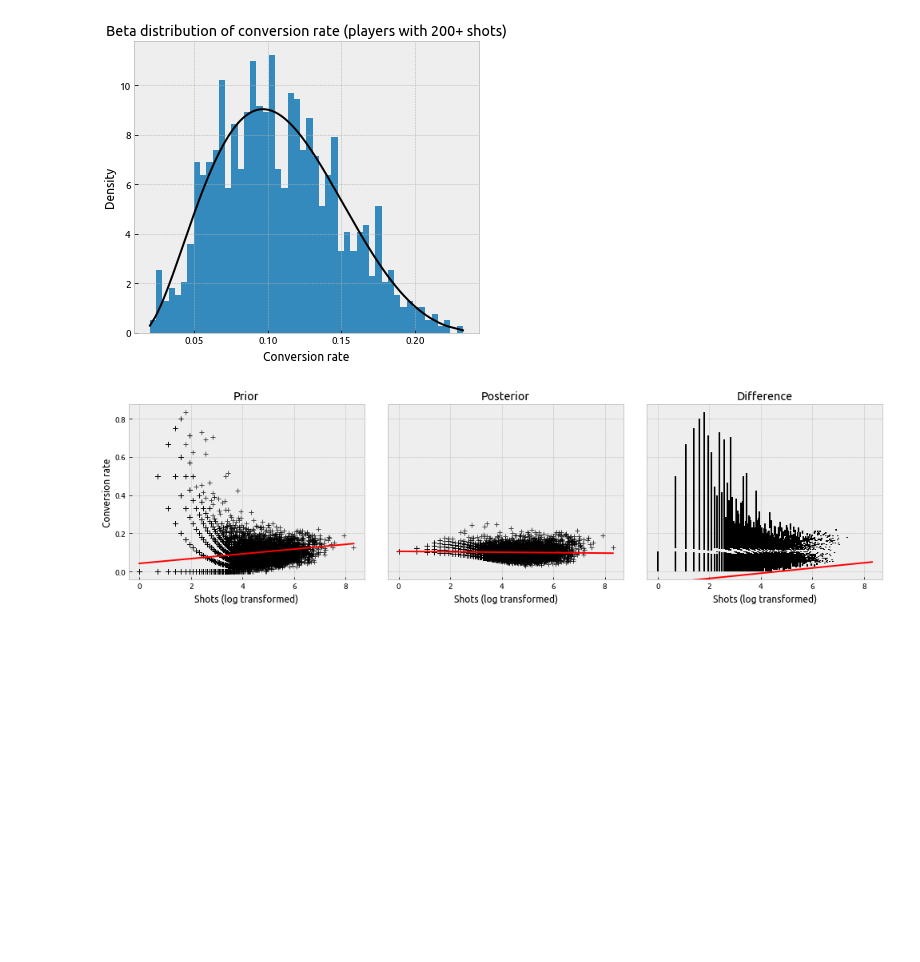
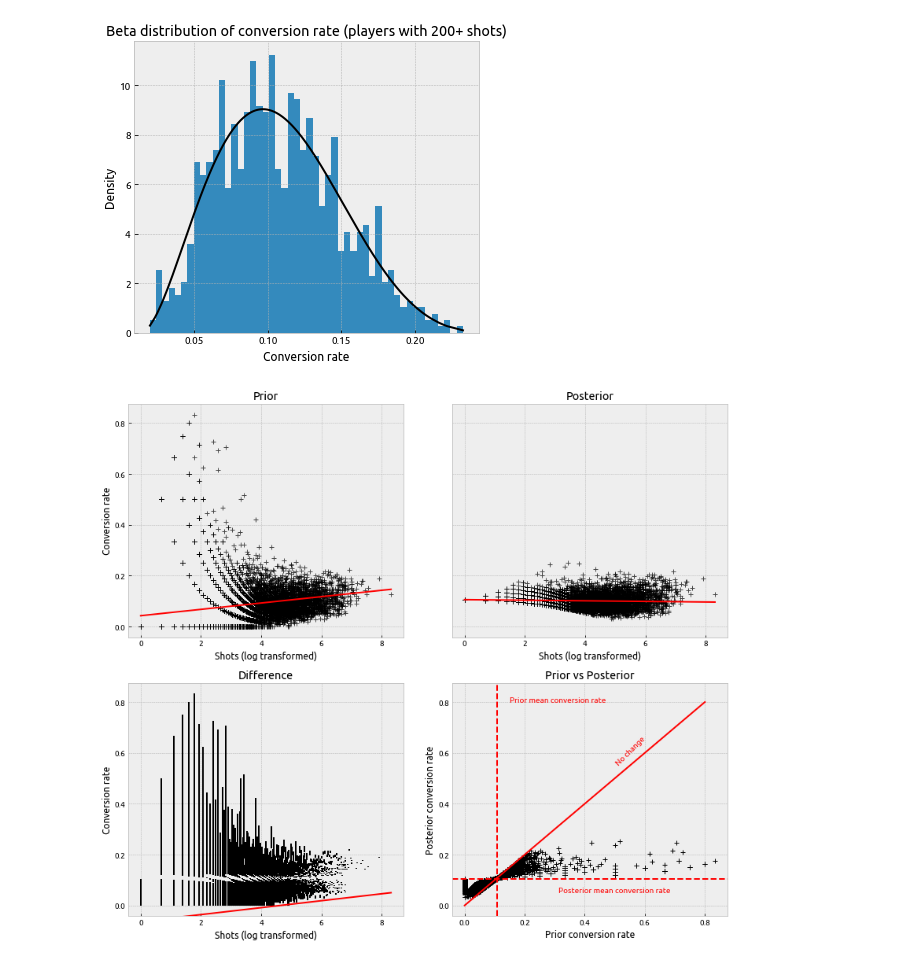
Before and after one commit to karangadiya/best-finishers-in-football, a Jupyter notebook: best-finishers-in-football.ipynb, the cells around one changed output. Drawn from its saved outputs; the diff is of its cells as text; code cells hidden in the pictures; blank space fills up the shorter version.

Commit message:
prior vs posterior graph added

```diff
--- a/best-finishers-in-football.ipynb
+++ b/best-finishers-in-football.ipynb
@@ -130,41 +130,54 @@ data['Posterior b'] = posterior_b_values
 posterior_means = stats.beta.stats(posterior_a_values, posterior_b_values, moments = 'm')
 data['Posterior Conversion Rate'] = posterior_means
 # %%
-fig, ax = plt.subplots(nrows = 1, ncols = 3, figsize = (14, 4))
-ax1, ax2, ax3 = ax.flatten()
+fig, ax = plt.subplots(nrows = 2, ncols = 2, figsize = (12, 10))
+ax1, ax2, ax3, ax4 = ax.flatten()
 
 ax1.set_title('Prior')
 ax1.set_xlabel('Shots (log transformed)')
 ax1.set_ylabel('Conversion rate')
 shots_transformed = np.log(data['Shots'][data['Conversion Rate'] != 1])
 conversion_rates = data['Conversion Rate'][data['Conversion Rate'] != 1]
 ax1.plot(shots_transformed, conversion_rates, 'k+', alpha = 0.7)
 z = np.polyfit(shots_transformed, conversion_rates, 1)
 p = np.poly1d(z)
 ax1.plot(shots_transformed, p(shots_transformed), 'r')
 
 ax2.set_title('Posterior')
 ax2.set_xlabel('Shots (log transformed)')
 ax2.plot(shots_transformed, posterior_means[data['Conversion Rate'] != 1], 'k+', alpha = 0.7)
 z = np.polyfit(shots_transformed, posterior_means[data['Conversion Rate'] != 1], 1)
 p = np.poly1d(z)
 ax2.plot(shots_transformed, p(shots_transformed), 'r')
 ax2.set_ylim(ax1.get_ylim())
 ax2.yaxis.set_ticklabels([])
 ax2.yaxis.set_ticks_position('none')
 
 ax3.set_title('Difference')
 ax3.set_xlabel('Shots (log transformed)')
+ax3.set_ylabel('Conversion rate')
 ax3.vlines(x = shots_transformed, ymin = posterior_means[data['Conversion Rate'] != 1], ymax = conversion_rates)
 z = np.polyfit(shots_transformed, conversion_rates - posterior_means[data['Conversion Rate'] != 1], 1)
 p = np.poly1d(z)
 ax3.plot(shots_transformed, p(shots_transformed), 'r')
 ax3.set_ylim(ax1.get_ylim())
-ax3.yaxis.set_ticklabels([])
 ax3.yaxis.set_ticks_position('none')
 
-plt.subplots_adjust(wspace = 2)
+ax4.set_title('Prior vs Posterior')
+ax4.set_xlabel('Prior conversion rate')
+ax4.set_ylabel('Posterior conversion rate')
+ax4.plot(conversion_rates, posterior_means[data['Conversion Rate'] != 1], 'k+')
+ax4.plot([0, 0.8], [0, 0.8], color = 'red')
+ax4.text(0.5, 0.65, 'No change', color = 'r', horizontalalignment = 'left', rotation = 45)
+ax4.axvline(x = prior_m, linestyle = '--', color = 'red')
+ax4.text(0.15, 0.8, 'Prior mean conversion rate', color = 'r', horizontalalignment = 'left')
+ax4.axhline(y = np.mean(data['Posterior Conversion Rate']), linestyle = '--', color = 'red')
+ax4.text(0.5, 0.05, 'Posterior mean conversion rate', color = 'r', horizontalalignment = 'center')
+ax4.set_ylim(ax1.get_ylim())
+ax4.yaxis.set_ticks_position('none')
+
+plt.subplots_adjust(wspace = 5)
 fig.tight_layout()
 # %% [output]
-[figure, old version]
+[figure, new version]
 # %%
```
Also changed, not shown: parts of 1 cell of this notebook.
